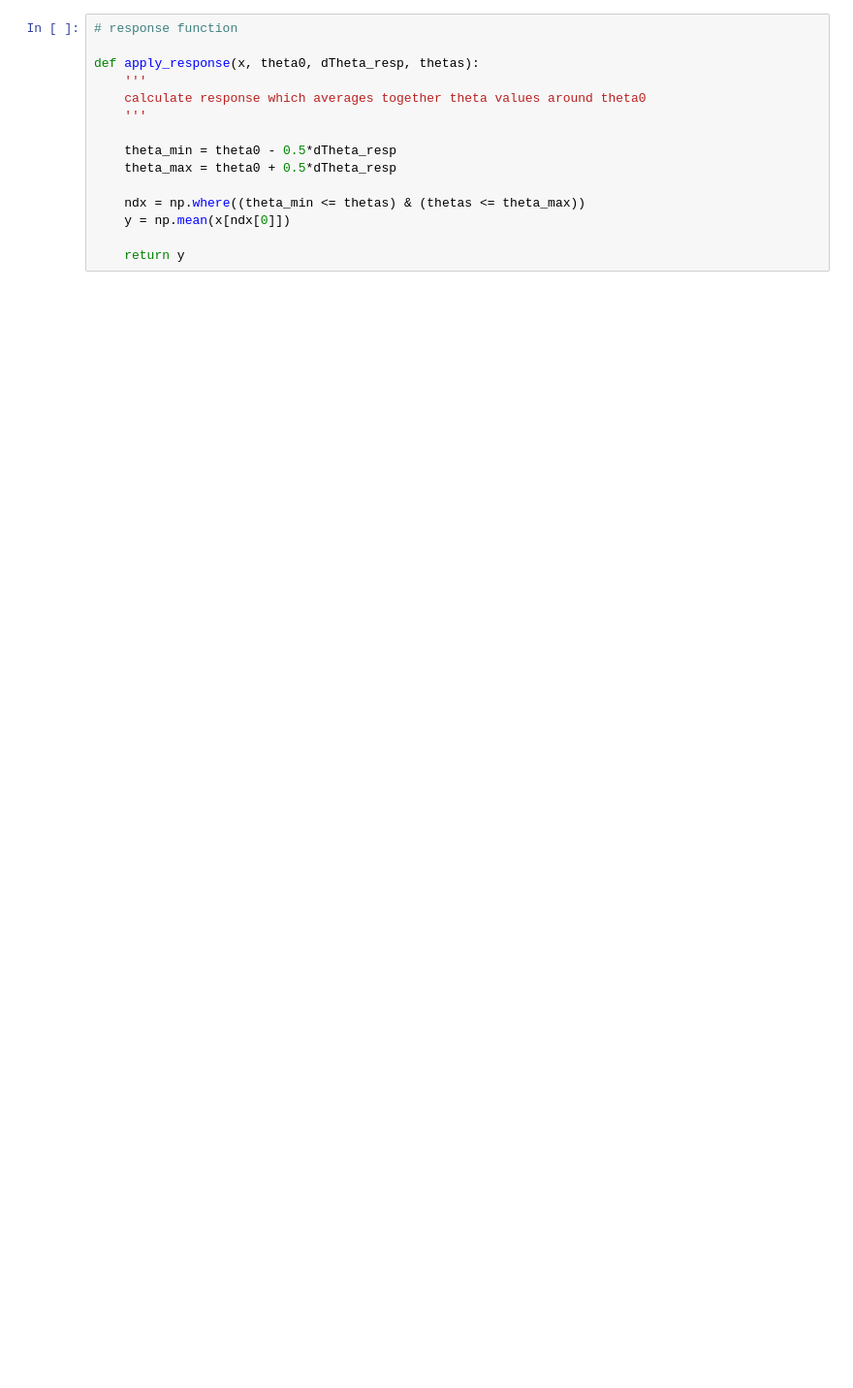
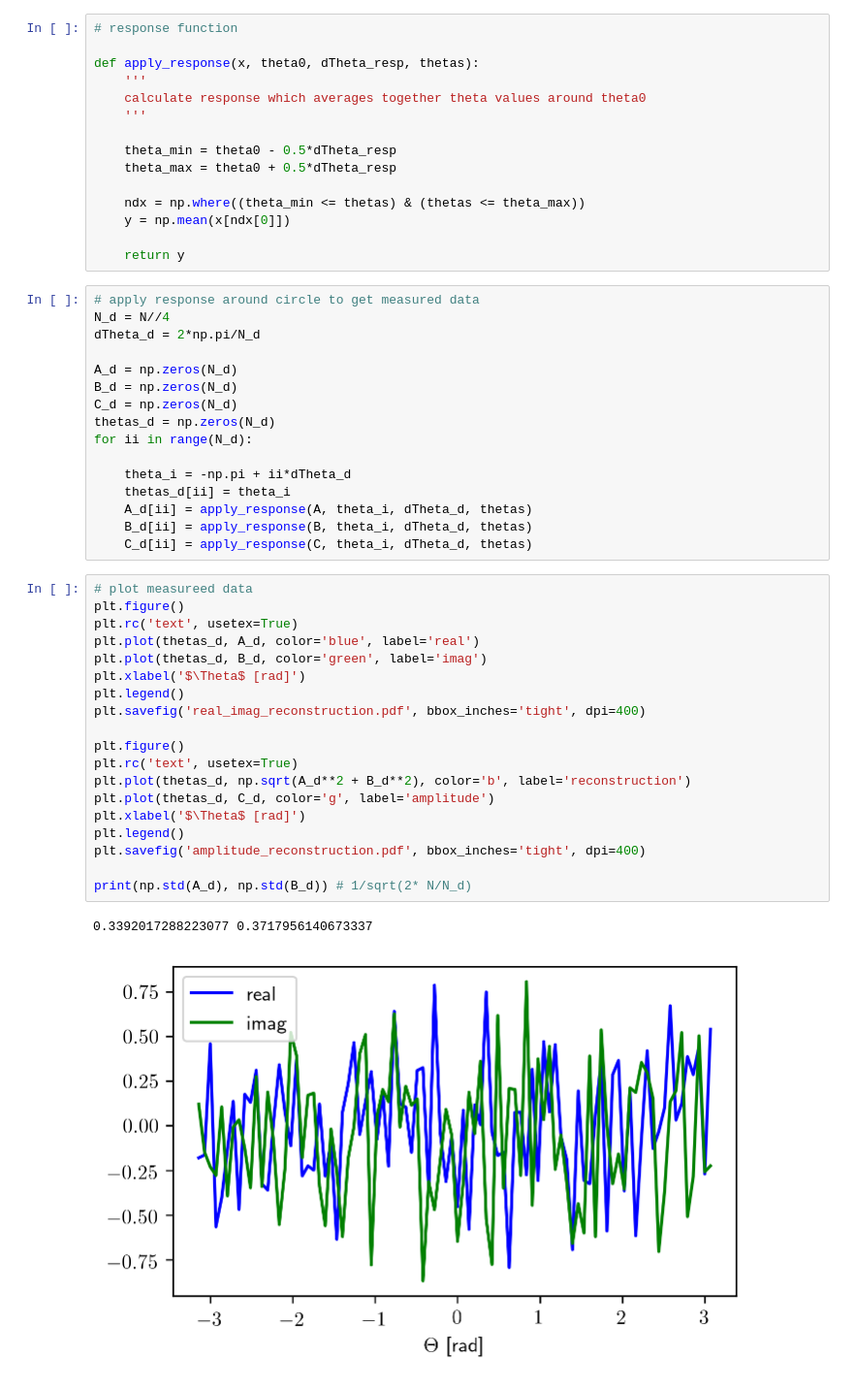
Before and after one commit to a-renzini/phase_coherent_maps, a Jupyter notebook: circle_toymodel/toymodel.ipynb, the cells around one changed output. Shown at 97% size. Cells and saved outputs as stored; diff of their text form; blank space fills up the shorter version.

```diff
--- a/circle_toymodel/toymodel.ipynb
+++ b/circle_toymodel/toymodel.ipynb
@@ -66,3 +72,41 @@ def apply_response(x, theta0, dTheta_resp, thetas):
     y = np.mean(x[ndx[0]])
 
     return y
+# %%
+# apply response around circle to get measured data
+N_d = N//4
+dTheta_d = 2*np.pi/N_d
+
+A_d = np.zeros(N_d)
+B_d = np.zeros(N_d)
+C_d = np.zeros(N_d)
+thetas_d = np.zeros(N_d)
+for ii in range(N_d):
+
+    theta_i = -np.pi + ii*dTheta_d
+    thetas_d[ii] = theta_i
+    A_d[ii] = apply_response(A, theta_i, dTheta_d, thetas)
+    B_d[ii] = apply_response(B, theta_i, dTheta_d, thetas)
+    C_d[ii] = apply_response(C, theta_i, dTheta_d, thetas)
+# %%
+# plot measureed data
+plt.figure()
+plt.rc('text', usetex=True)
+plt.plot(thetas_d, A_d, color='blue', label='real')
+plt.plot(thetas_d, B_d, color='green', label='imag')
+plt.xlabel('$\Theta$ [rad]')
+plt.legend()
+plt.savefig('real_imag_reconstruction.pdf', bbox_inches='tight', dpi=400)
+
+plt.figure()
+plt.rc('text', usetex=True)
+plt.plot(thetas_d, np.sqrt(A_d**2 + B_d**2), color='b', label='reconstruction')
+plt.plot(thetas_d, C_d, color='g', label='amplitude')
+plt.xlabel('$\Theta$ [rad]')
+plt.legend()
+plt.savefig('amplitude_reconstruction.pdf', bbox_inches='tight', dpi=400)
+
+print(np.std(A_d), np.std(B_d)) # 1/sqrt(2* N/N_d)
+# %% [output]
+0.3392017288223077 0.3717956140673337
+[figure, added]
```
Also changed, not shown: parts of 10 cells of this notebook.
